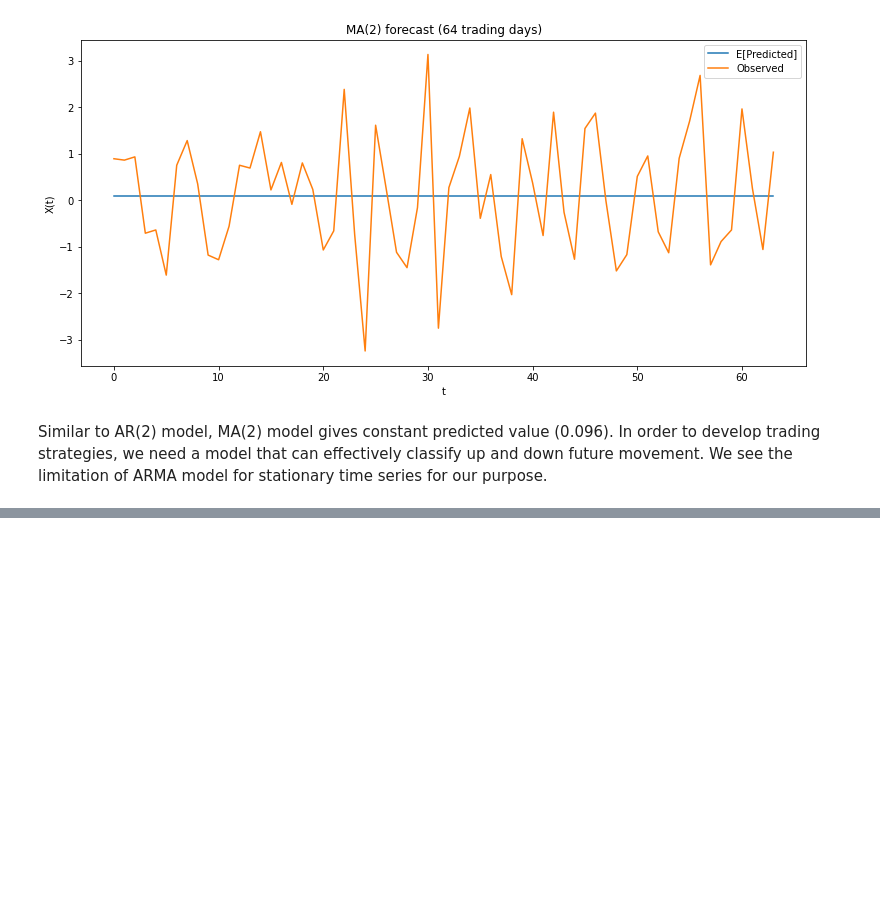
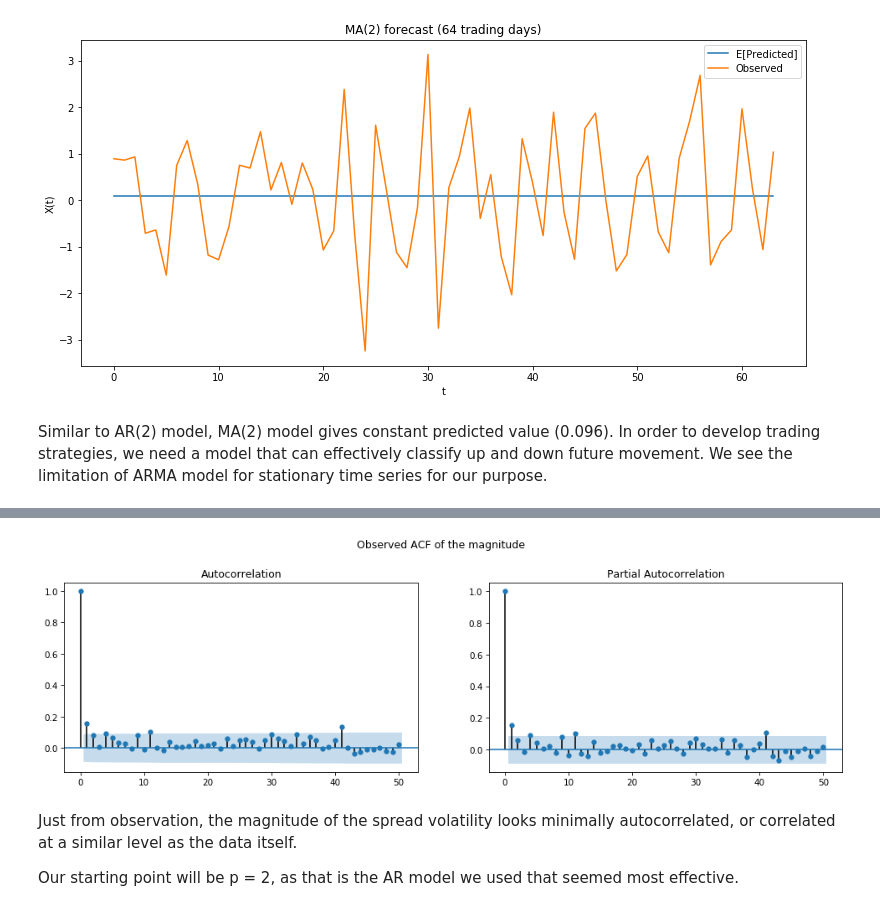
Before and after one commit to stevenkxu/TimeSeriesProject, a Jupyter notebook: 6351_Final_Project.ipynb, the cells around one changed output, grey strips where cells are left out. Saved outputs shown, nothing was run; the diff lists cells and outputs as text; code cells hidden in the pictures; blank space fills up the shorter version.

```diff
--- a/6351_Final_Project.ipynb
+++ b/6351_Final_Project.ipynb
@@ -646,0 +659,11 @@ Similar to AR(2) model, MA(2) model gives constant predicted value (0.096). In o
+# %%
+fig, axes = plt.subplots(1,2,figsize=(16,4), dpi= 75)
+fig.suptitle("Observed ACF of the magnitude", y=1.05)
+plot_acf(pf**2, lags=50, ax=axes[0]);
+plot_pacf(pf**2, lags=50, ax=axes[1]);
+# %% [output]
+[figure, added]
+# %% [markdown]
+Just from observation, the magnitude of the spread volatility looks minimally autocorrelated, or correlated at a similar level as the data itself.
+
+Our starting point will be p = 2, as that is the AR model we used that seemed most effective.
```
Also changed, not shown: parts of 17 cells of this notebook.
